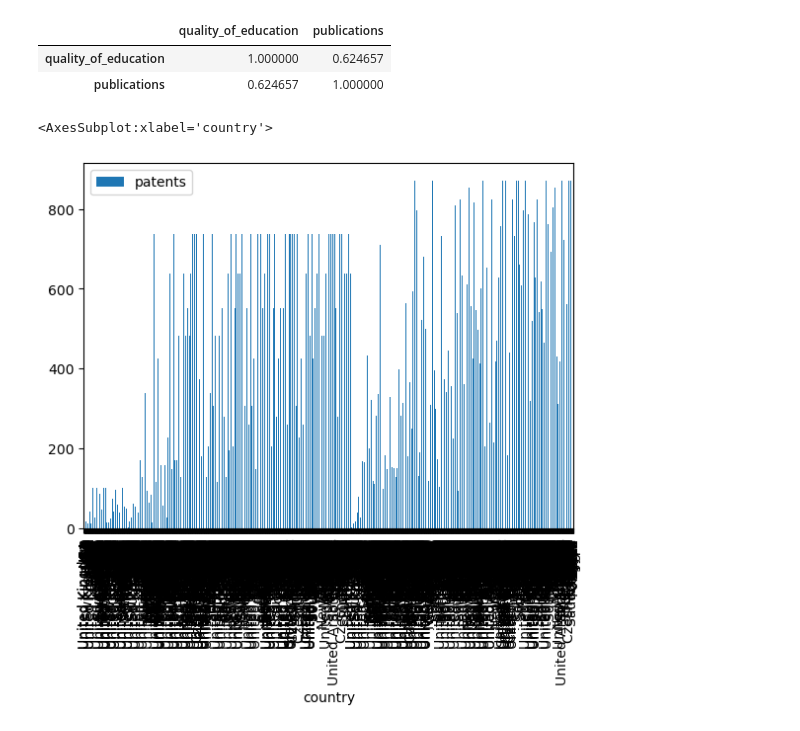
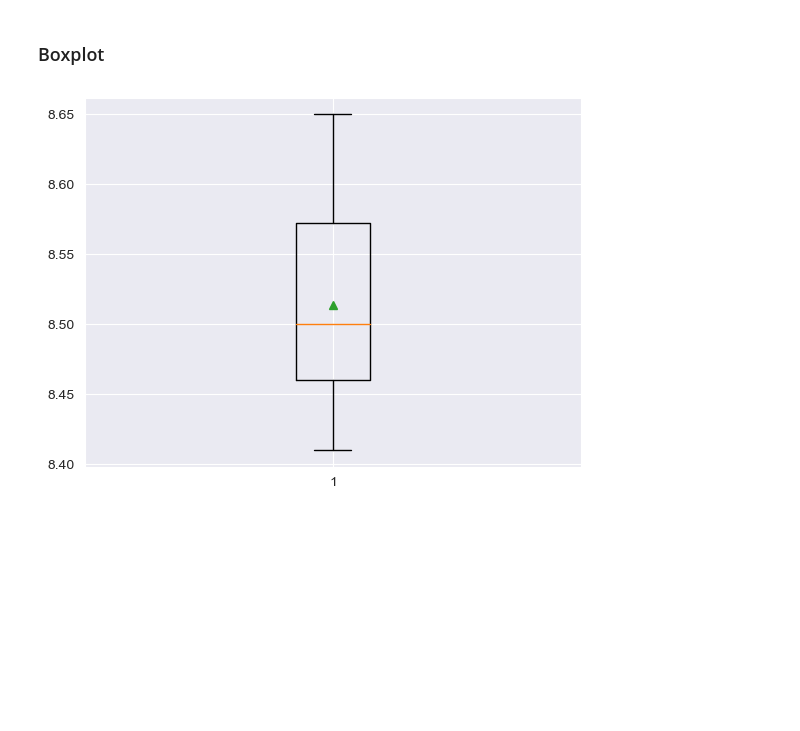
Before and after one commit to stefoff/vvsu_ml, a Jupyter notebook: Lab2/Lab2.ipynb, the cells around one changed output. Cells and saved outputs as stored; diff of their text form; code cells hidden in the pictures; blank space fills up the shorter version.

```diff
--- a/Lab2/Lab2.ipynb
+++ b/Lab2/Lab2.ipynb
@@ -66,12 +36,8 @@ df[['national_rank', 'score']].plot(x='national_rank', kind='bar')
-# %%
-corr = df[['quality_of_education', 'publications']].corr()
-corr.style.background_gradient(cmap='YlGn')
-# %% [output]
-|  | quality_of_education | publications |
-| quality_of_education | 1.000000 | 0.624657 |
-| publications | 0.624657 | 1.000000 |
-# %%
-df[['country', 'patents']].plot(x='country', kind='bar')
-# %% [output]
-<AxesSubplot:xlabel='country'>
-[figure, removed]
+# %% [markdown]
+### Boxplot
+# %%
+x = df.rating[50:150]
+plt.boxplot(x, showmeans=True)
+plt.show()
+# %% [output]
+[figure, added]
```
Also changed, not shown: parts of 28 cells of this notebook, 1 other file.
